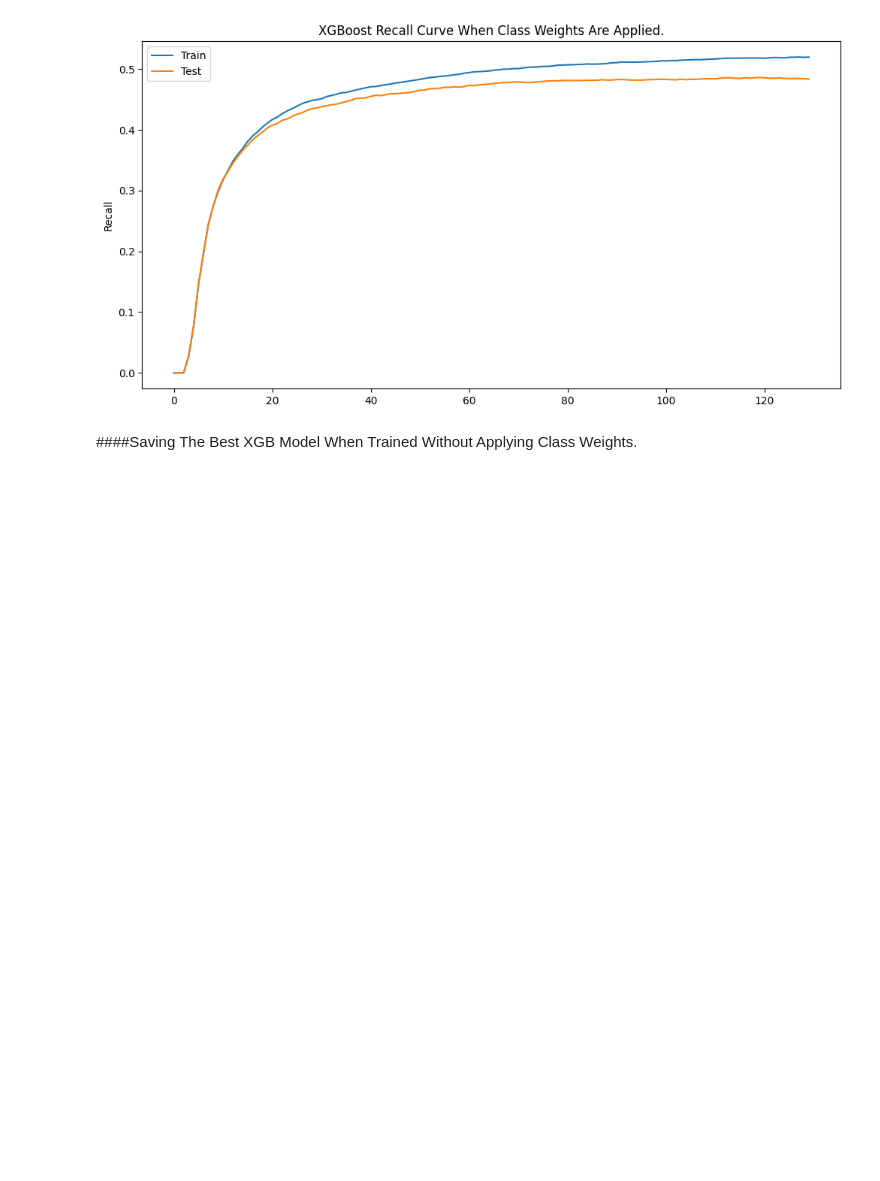
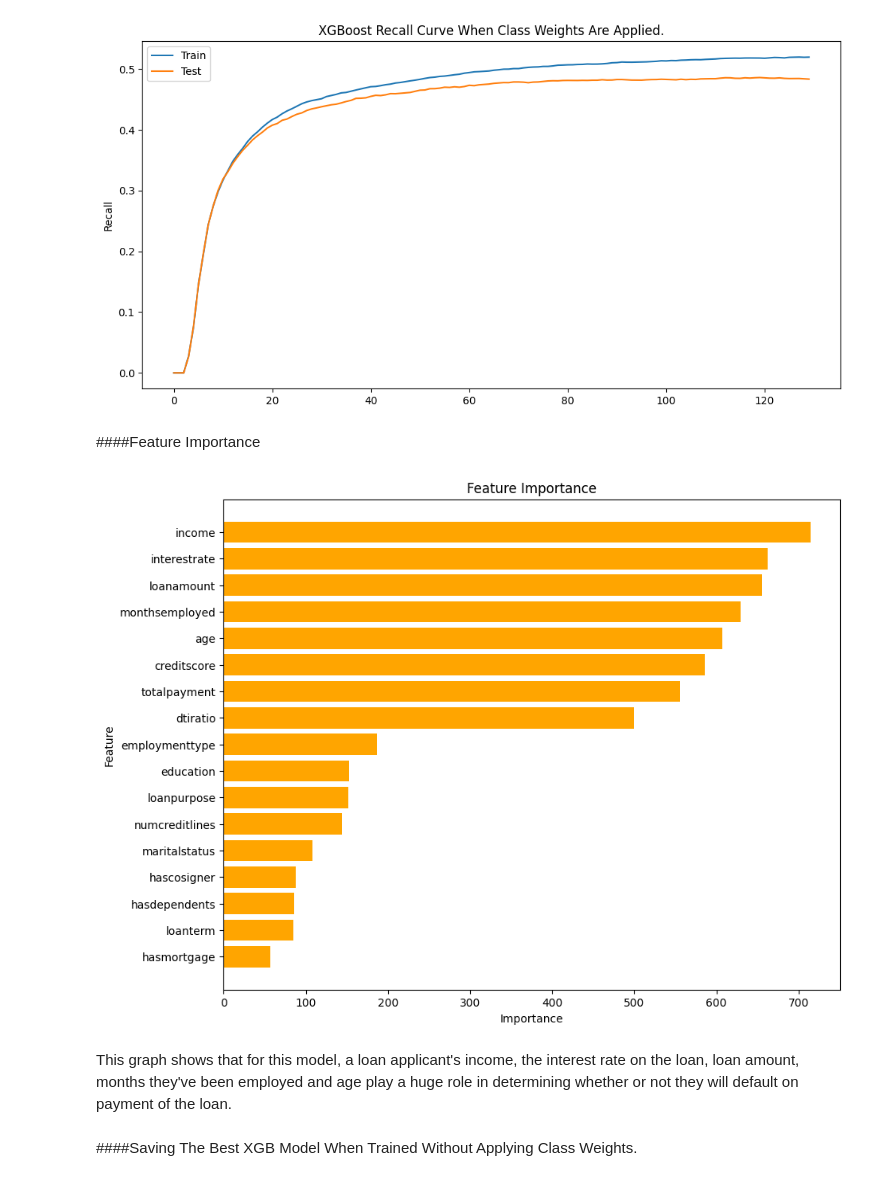
Before and after one commit to KamauGilbert/loan_default_prediction_model, a Jupyter notebook: assets/python_notebook/loan_default_pred_model.ipynb, the cells around one changed output. Saved outputs shown, nothing was run; the diff lists cells and outputs as text; code cells hidden in the pictures; blank space fills up the shorter version.

```diff
--- a/assets/python_notebook/loan_default_pred_model.ipynb
+++ b/assets/python_notebook/loan_default_pred_model.ipynb
@@ -2355,6 +2374,28 @@ Parameters: { "n_estimators" } are not used.
 [127]   train-logloss:0.55906   train-recall:0.51990    eval-logloss:0.57084    eval-recall:0.48465
 [128]   train-logloss:0.55870   train-recall:0.51956    eval-logloss:0.57061    eval-recall:0.48409
 [figure]
+# %% [markdown]
+####Feature Importance
+# %%
+# Get feature importance scores
+importance = best_xgb_model.get_booster().get_score(importance_type='weight')
+importance_df = pd.DataFrame({
+    'Feature': importance.keys(),
+    'Importance': importance.values()
+}).sort_values(by='Importance', ascending=False)
+
+# Plot feature importance
+plt.figure(figsize=(10, 8))
+plt.barh(importance_df['Feature'], importance_df['Importance'], color='orange')
+plt.xlabel('Importance')
+plt.ylabel('Feature')
+plt.title('Feature Importance')
+plt.gca().invert_yaxis()
+plt.show()
+# %% [output]
+[figure, added]
+# %% [markdown]
+This graph shows that for this model, a loan applicant's income, the interest rate on the loan, loan amount, months they've been employed and age play a huge role in determining whether or not they will default on payment of the loan.
 # %% [markdown]
 ####Saving The Best XGB Model When Trained Without Applying Class Weights.
 # %%
```
Also changed, not shown: parts of 11 cells of this notebook.
